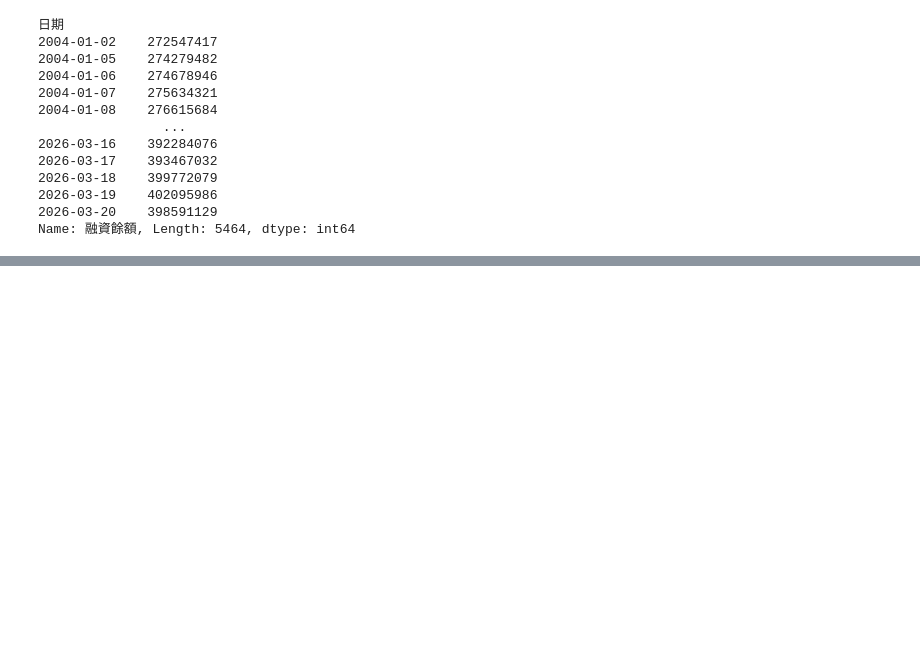
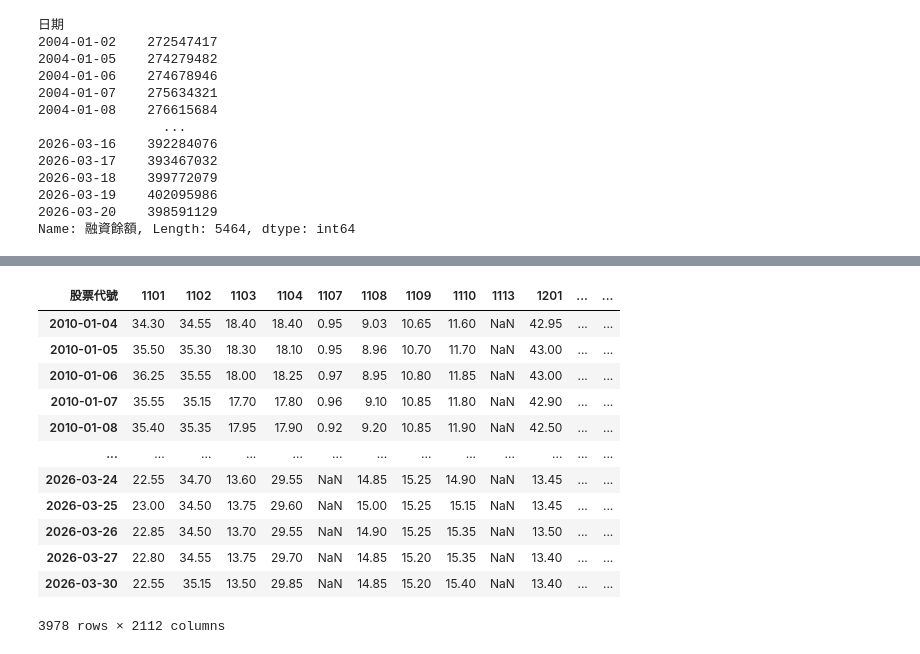
Before and after one commit to alfred0630/MIS, a Jupyter notebook: dev.ipynb, the cells around one changed output, grey strips where cells are left out. Saved outputs shown, nothing was run; the diff lists cells and outputs as text; code cells hidden in the pictures; blank space fills up the shorter version.

```diff
--- a/dev.ipynb
+++ b/dev.ipynb
@@ -166,0 +169,24 @@ Name: 融資餘額, Length: 5464, dtype: int64
+# %%
+import pandas as pd
+
+# 假設你的 DataFrame 名稱為 close
+# 1. 處理欄位名稱：如果是日期欄位就去掉「收盤價」，如果是「股票代號」等則保留原樣
+new_columns = []
+for col in close.columns:
+    if '收盤價' in col:
+        # 去掉「收盤價」字眼
+        date_str = col.replace('收盤價', '')
+        # 轉換為 datetime 物件 (格式為 YYYYMMDD)
+        new_columns.append(pd.to_datetime(date_str, format='%Y%m%d'))
+    else:
+        # 保留「股票代號」、「股票名稱」等原欄位
+        new_columns.append(col)
+
+# 2. 將處理完的列表重新指派給 columns
+close.columns = new_columns
+# %%
+close.set_index("股票代號", inplace=True)
+# %%
+close = close.T
+# %%
+close.index = pd.to_datetime(close.index, format='%Y%m%d')
@@ -166,0 +215,16 @@ Name: 融資餘額, Length: 5464, dtype: int64
+# %%
+close
+# %% [output]
+| 股票代號 | 1101 | 1102 | 1103 | 1104 | 1107 | 1108 | 1109 | 1110 | 1113 | 1201 | ... | ... |
+| 2010-01-04 | 34.30 | 34.55 | 18.40 | 18.40 | 0.95 | 9.03 | 10.65 | 11.60 | NaN | 42.95 | ... | ... |
+| 2010-01-05 | 35.50 | 35.30 | 18.30 | 18.10 | 0.95 | 8.96 | 10.70 | 11.70 | NaN | 43.00 | ... | ... |
+| 2010-01-06 | 36.25 | 35.55 | 18.00 | 18.25 | 0.97 | 8.95 | 10.80 | 11.85 | NaN | 43.00 | ... | ... |
+| 2010-01-07 | 35.55 | 35.15 | 17.70 | 17.80 | 0.96 | 9.10 | 10.85 | 11.80 | NaN | 42.90 | ... | ... |
+| 2010-01-08 | 35.40 | 35.35 | 17.95 | 17.90 | 0.92 | 9.20 | 10.85 | 11.90 | NaN | 42.50 | ... | ... |
+| ... | ... | ... | ... | ... | ... | ... | ... | ... | ... | ... | ... | ... |
+| 2026-03-24 | 22.55 | 34.70 | 13.60 | 29.55 | NaN | 14.85 | 15.25 | 14.90 | NaN | 13.45 | ... | ... |
+| 2026-03-25 | 23.00 | 34.50 | 13.75 | 29.60 | NaN | 15.00 | 15.25 | 15.15 | NaN | 13.45 | ... | ... |
+| 2026-03-26 | 22.85 | 34.50 | 13.70 | 29.55 | NaN | 14.90 | 15.25 | 15.35 | NaN | 13.50 | ... | ... |
+| 2026-03-27 | 22.80 | 34.55 | 13.75 | 29.70 | NaN | 14.85 | 15.20 | 15.35 | NaN | 13.40 | ... | ... |
+| 2026-03-30 | 22.55 | 35.15 | 13.50 | 29.85 | NaN | 14.85 | 15.20 | 15.40 | NaN | 13.40 | ... | ... |
+3978 rows × 2112 columns
```
Also changed, not shown: parts of 5 cells of this notebook, 7 other files.
